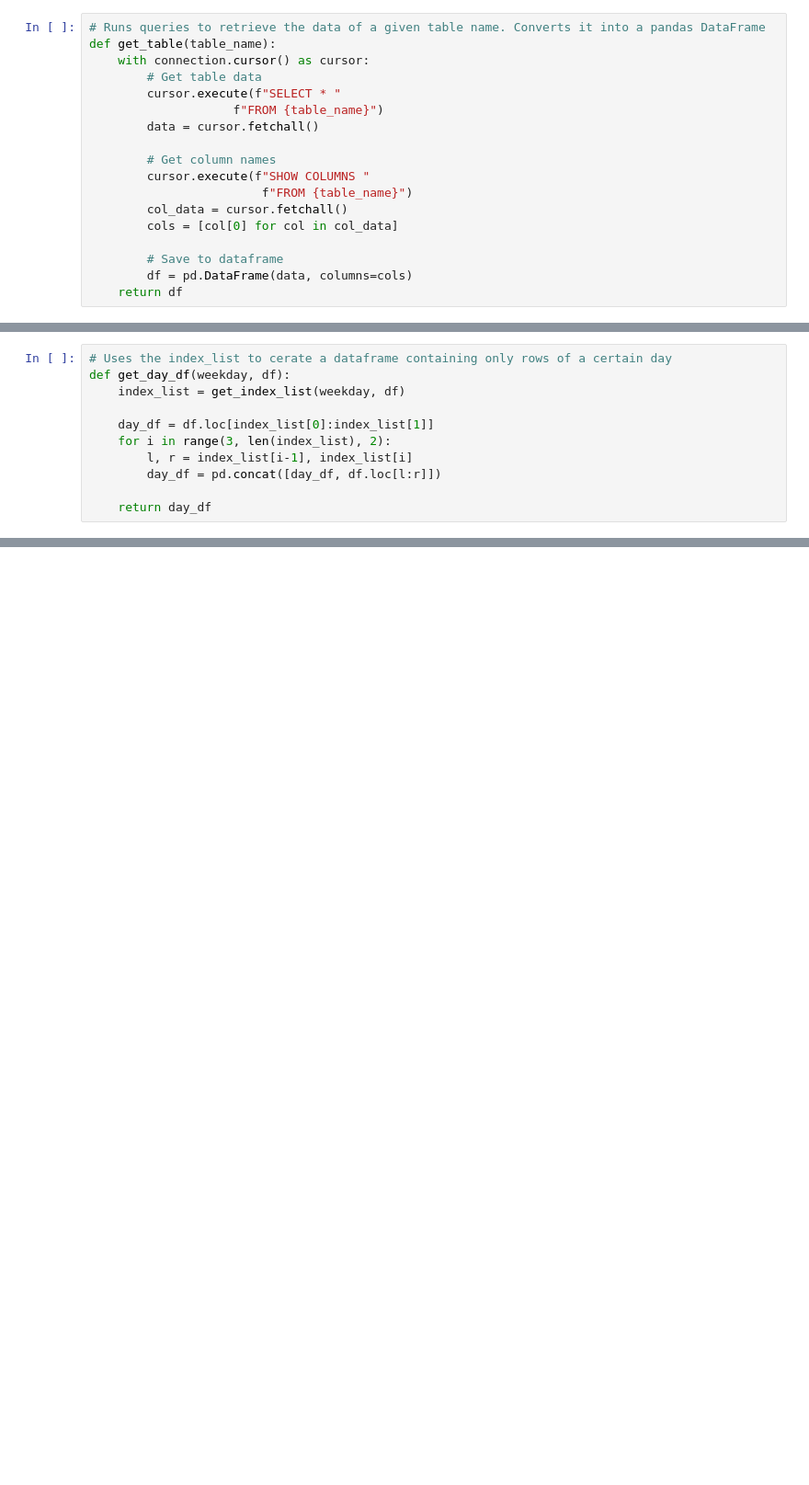
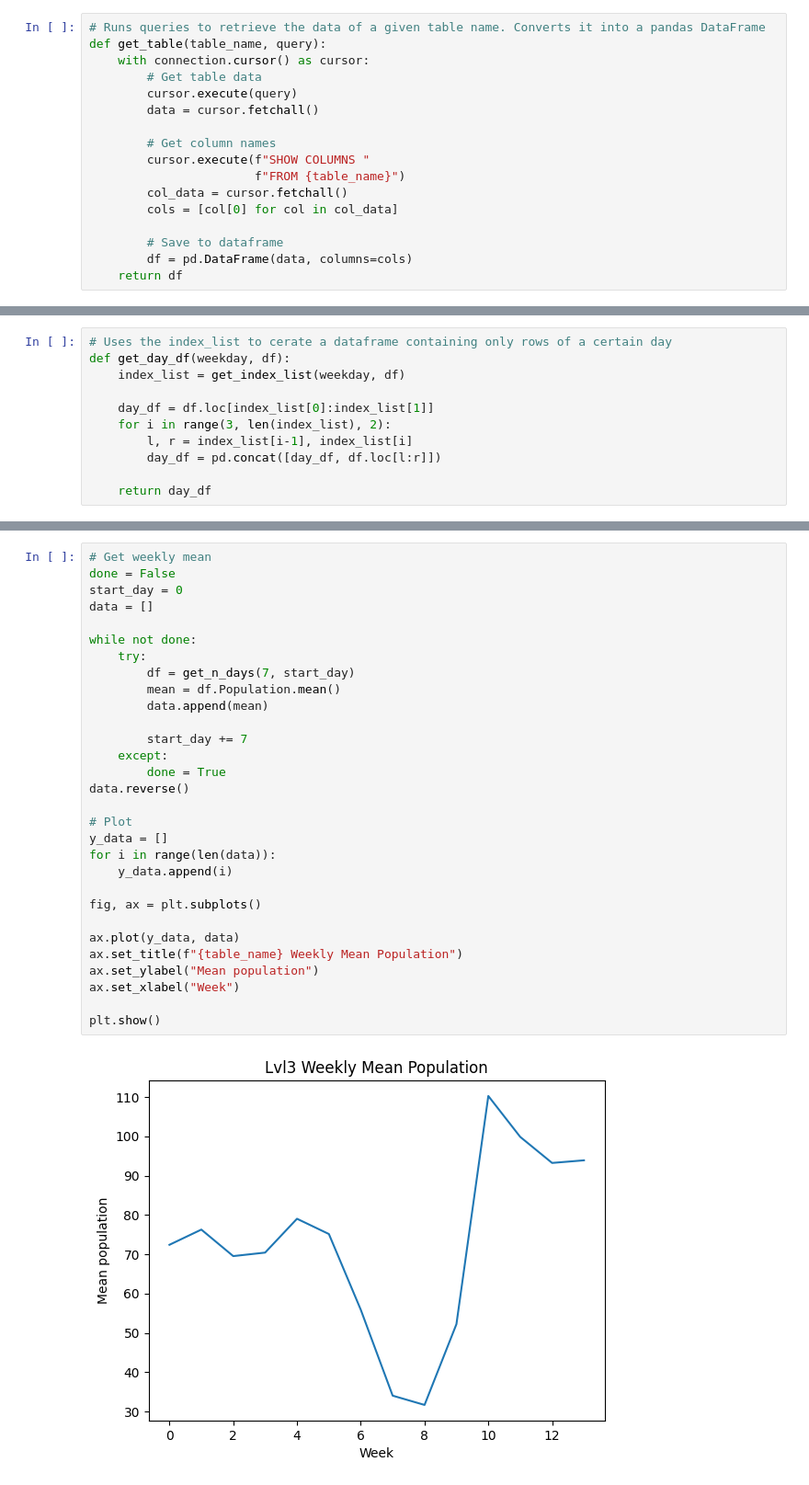
Before and after one commit to zachhendon/Nicholas-Recreation-Center-Population-Tracker, a Jupyter notebook: DataAnalyzer.ipynb, the cells around one changed output, grey strips where cells are left out. Shown at 92% size. Drawn from its saved outputs; the diff is of its cells as text; blank space fills up the shorter version.

Commit message:
Added analysis for weekly trends

```diff
--- a/DataAnalyzer.ipynb
+++ b/DataAnalyzer.ipynb
@@ -19,16 +20,15 @@ connection = pymysql.connect(host=endpoint, user=username, password=password, db
 cursor = connection.cursor()
 # %%
 # Runs queries to retrieve the data of a given table name. Converts it into a pandas DataFrame
-def get_table(table_name):
+def get_table(table_name, query):
     with connection.cursor() as cursor:
         # Get table data
-        cursor.execute(f"SELECT * "
-                    f"FROM {table_name}")
+        cursor.execute(query)
         data = cursor.fetchall()
 
         # Get column names
         cursor.execute(f"SHOW COLUMNS "
-                        f"FROM {table_name}")
+                       f"FROM {table_name}")
         col_data = cursor.fetchall()
         cols = [col[0] for col in col_data]
 
@@ -181,0 +332,32 @@ plot_table("Lvl3")
+# %%
+# Get weekly mean
+done = False
+start_day = 0
+data = []
+
+while not done:
+    try:
+        df = get_n_days(7, start_day)
+        mean = df.Population.mean()
+        data.append(mean)
+
+        start_day += 7
+    except:
+        done = True
+data.reverse()
+
+# Plot
+y_data = []
+for i in range(len(data)):
+    y_data.append(i)
+
+fig, ax = plt.subplots()
+
+ax.plot(y_data, data)
+ax.set_title(f"{table_name} Weekly Mean Population")
+ax.set_ylabel("Mean population")
+ax.set_xlabel("Week")
+
+plt.show()
+# %% [output]
+[figure, added]
```
Also changed, not shown: parts of 10 cells of this notebook, 2 other files.
